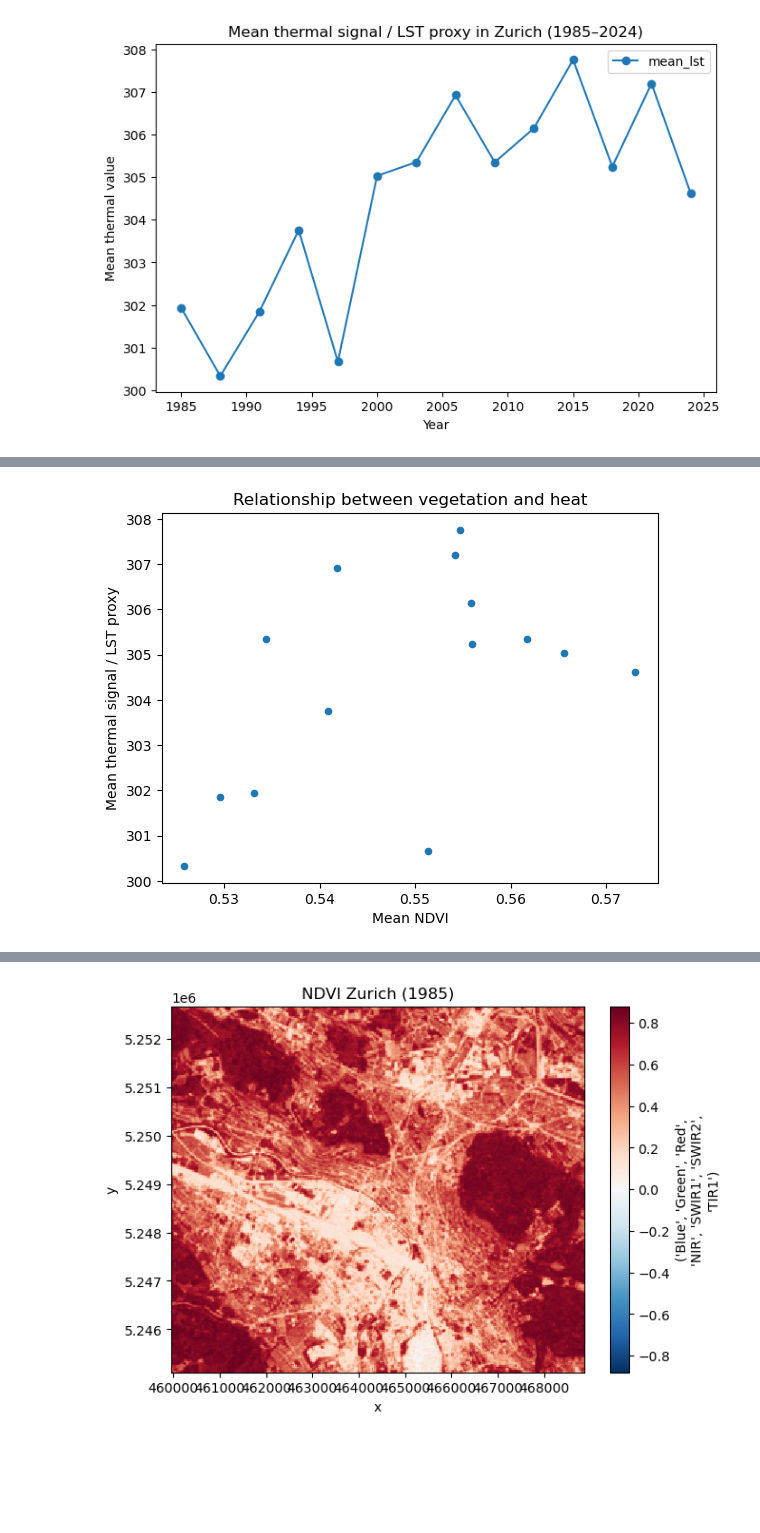
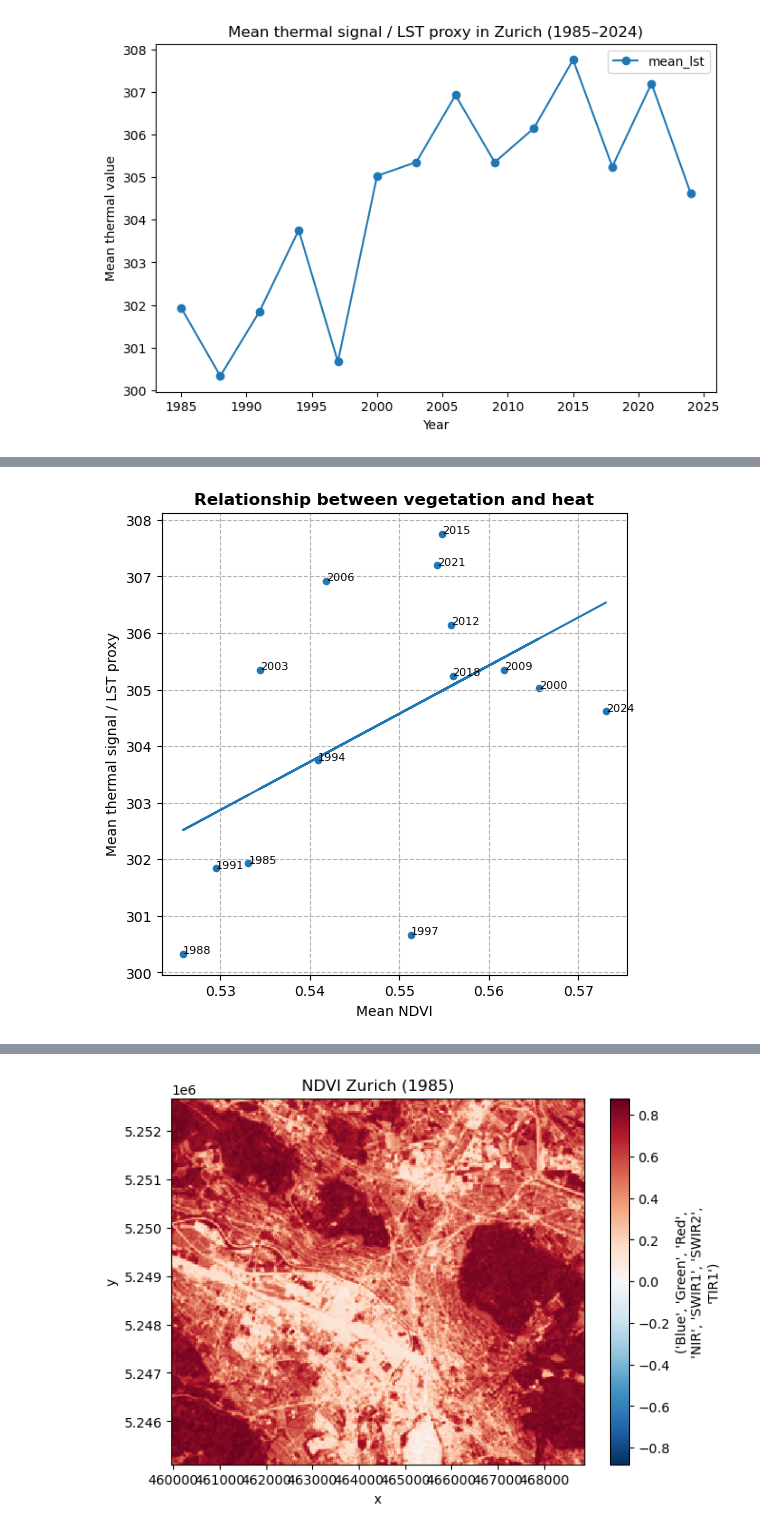
Before and after one commit to silhoe/SDS_project, a Jupyter notebook: notebooks/Project3.ipynb, the cells around one changed output, grey strips where cells are left out. Saved outputs shown, nothing was run; the diff lists cells and outputs as text; code cells hidden in the pictures; blank space fills up the shorter version.

Commit message:
new plots

```diff
--- a/notebooks/Project3.ipynb
+++ b/notebooks/Project3.ipynb
@@ -118,15 +141,35 @@ plt.show()
 # %%
 df.plot.scatter(
     x="mean_ndvi",
     y="mean_lst",
+    figsize=(6,6)
 )
 
-plt.title("Relationship between vegetation and heat")
+for i in range(len(df)):
+    plt.text(
+        df["mean_ndvi"][i],
+        df["mean_lst"][i],
+        df["year"][i],
+        fontsize=8
+    )
+
+z = np.polyfit(df["mean_ndvi"], df["mean_lst"], 1)
+p = np.poly1d(z)
+
+plt.plot(
+    df["mean_ndvi"],
+    p(df["mean_ndvi"])
+)
+
+
+plt.title("Relationship between vegetation and heat", fontsize=12, fontweight="bold")
 plt.xlabel("Mean NDVI")
 plt.ylabel("Mean thermal signal / LST proxy")
+plt.grid(linestyle="--")
+
 plt.show()
 # %% [output]
-[figure, old version]
+[figure, new version]
 # %%
 # visually compare first and last date
 data_1985 = rioxarray.open_rasterio("../data/LandsatComposite_Zurich_1985.tif")
```
Also changed, not shown: parts of 6 cells of this notebook.
